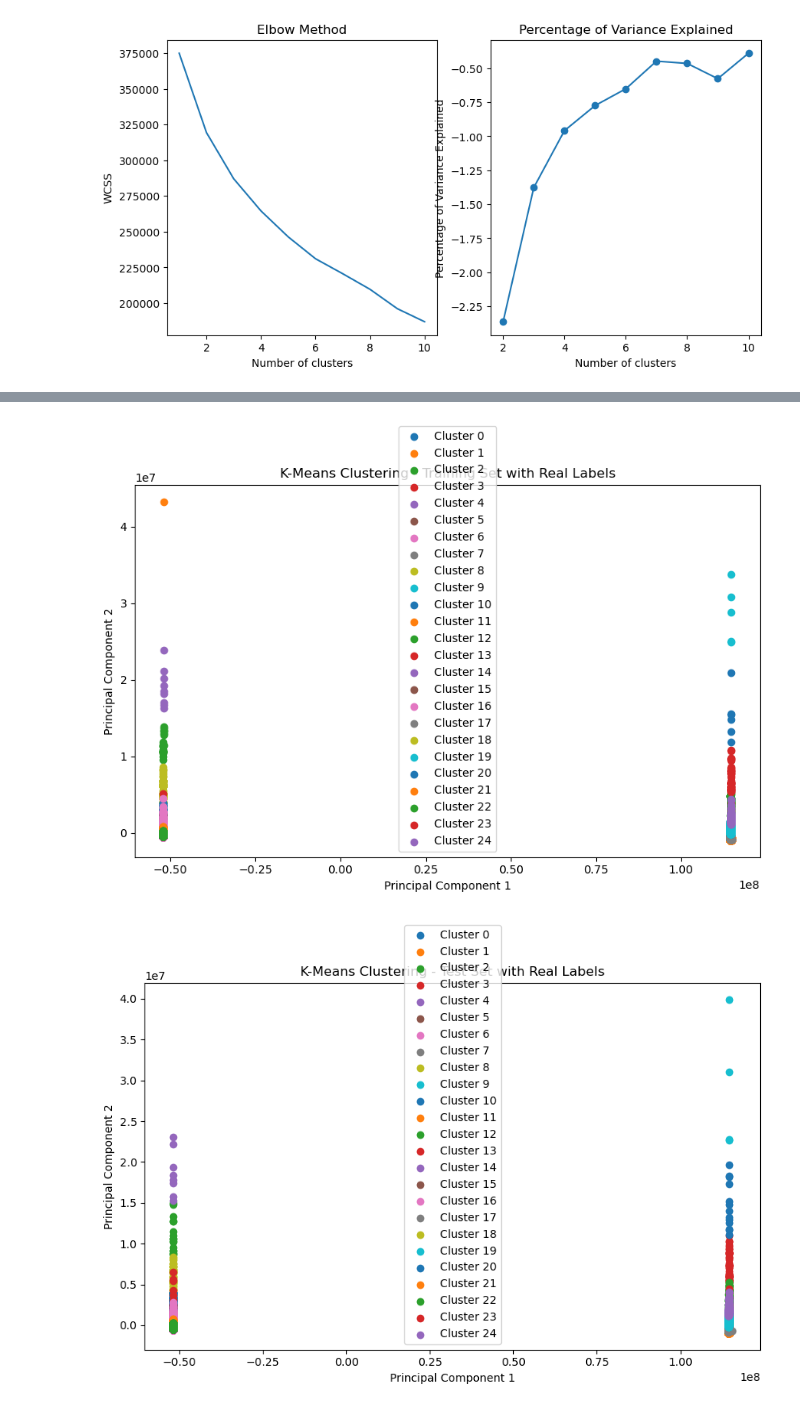
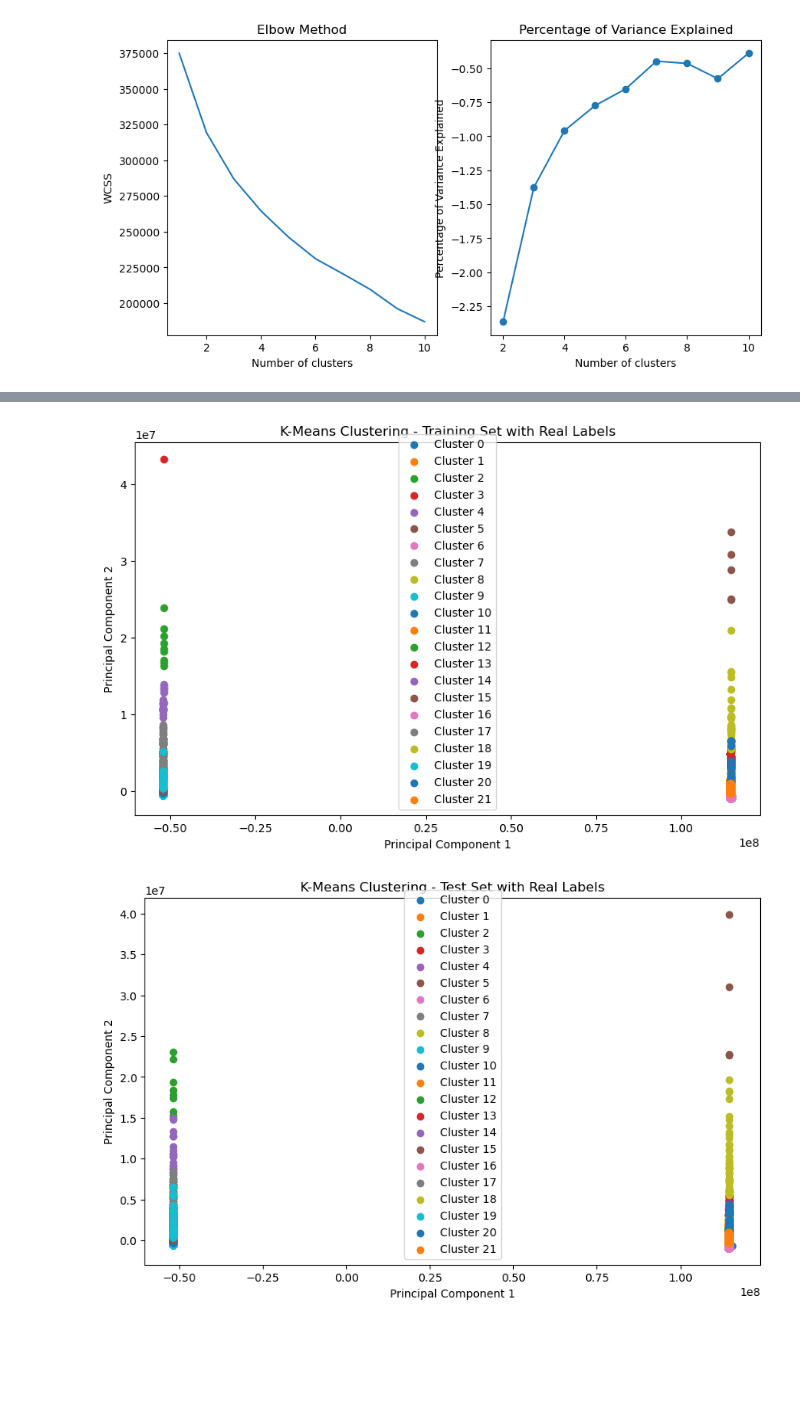
Before and after one commit to ML-Project-Team-5/Project_NetworkIDS, a Jupyter notebook: 5_gan_kmeans.ipynb, the cells around one changed output, grey strips where cells are left out. Saved outputs shown, nothing was run; the diff lists cells and outputs as text; code cells hidden in the pictures; blank space fills up the shorter version.

```diff
--- a/5_gan_kmeans.ipynb
+++ b/5_gan_kmeans.ipynb
@@ -364,7 +364,7 @@ X_test = test_data
 y_test = test_L_data
 
 # Specify the number of clusters
-number_of_clusters = 25
+number_of_clusters = 22
 
 # Apply k-means clustering on the training set
 kmeans = KMeans(n_clusters=number_of_clusters, random_state=42)
@@ -375,35 +375,35 @@ test_predicted_labels = kmeans.predict(X_test)
 
 # Visualize clusters using PCA for dimensionality reduction
 pca = PCA(n_components=2)
 X_train_reduced = pca.fit_transform(X_train)
 X_test_reduced = pca.transform(X_test)
 
 # Scatter plot for training set with real labels
 plt.figure(figsize=(10, 6))
 for cluster in range(number_of_clusters):
     cluster_mask = (train_predicted_labels == cluster)
     plt.scatter(X_train_reduced[cluster_mask, 0], X_train_reduced[cluster_mask, 1], label=f'Cluster {cluster}')
 
 plt.title('K-Means Clustering - Training Set with Real Labels')
 plt.xlabel('Principal Component 1')
 plt.ylabel('Principal Component 2')
 plt.legend()
 plt.show()
 
 # Scatter plot for test set with real labels
 plt.figure(figsize=(10, 6))
 for cluster in range(number_of_clusters):
     cluster_mask = (test_predicted_labels == cluster)
     plt.scatter(X_test_reduced[cluster_mask, 0], X_test_reduced[cluster_mask, 1], label=f'Cluster {cluster}')
 
 plt.title('K-Means Clustering - Test Set with Real Labels')
 plt.xlabel('Principal Component 1')
 plt.ylabel('Principal Component 2')
 plt.legend()
 plt.show()
 # %% [output]
-[figure, old version]
+[figure, new version]
-[figure, old version]
+[figure, new version]
 # %%
 import matplotlib.pyplot as plt
 from sklearn.decomposition import PCA
```
Also changed, not shown: parts of 7 cells of this notebook.
